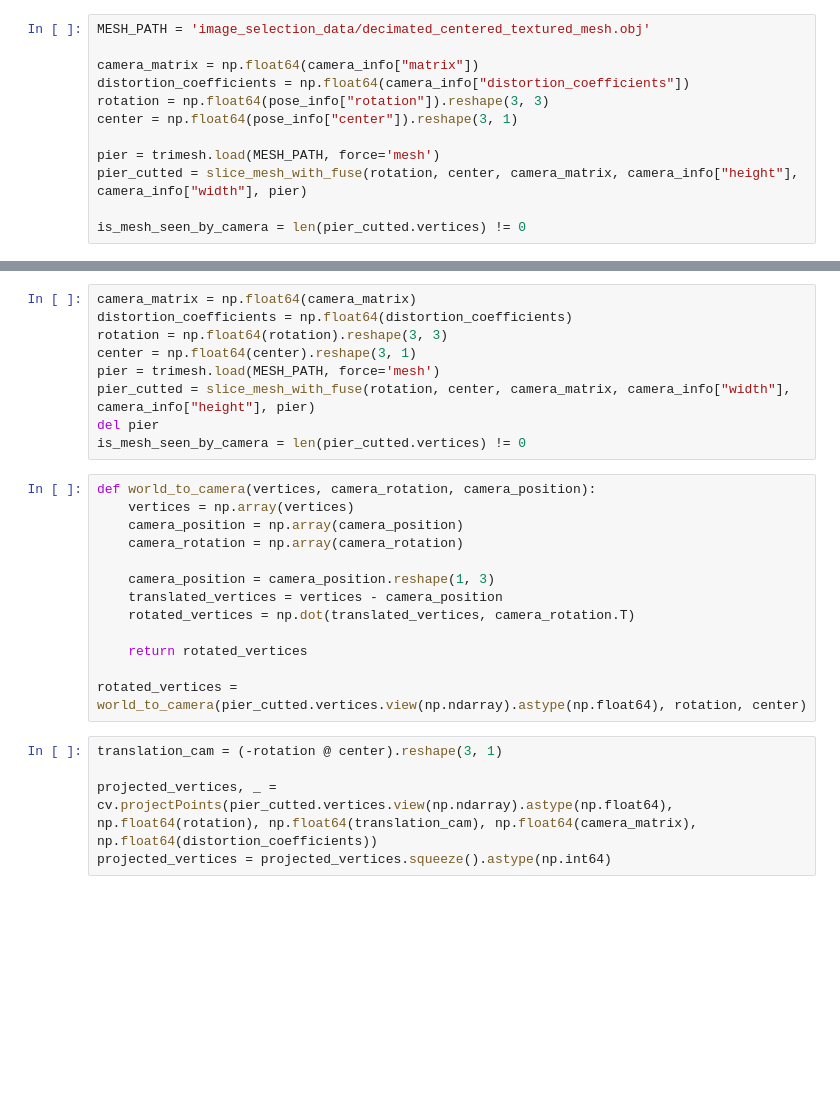
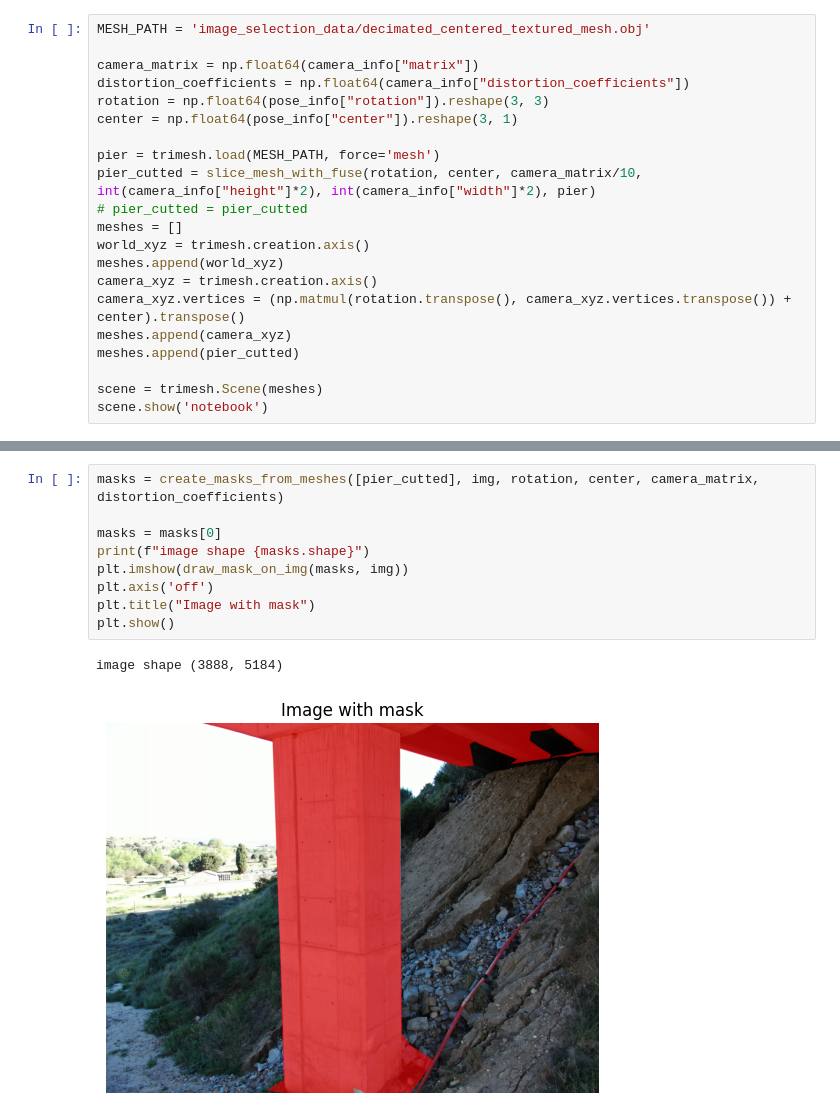
Before and after one commit to maloq/bridge-sel, a Jupyter notebook: fixed_data_one_camera.ipynb, the cells around one changed output, grey strips where cells are left out. Drawn from its saved outputs; the diff is of its cells as text; blank space fills up the shorter version.

```diff
--- a/fixed_data_one_camera.ipynb
+++ b/fixed_data_one_camera.ipynb
@@ -99,6 +56,15 @@ rotation = np.float64(pose_info["rotation"]).reshape(3, 3)
 center = np.float64(pose_info["center"]).reshape(3, 1)
 
 pier = trimesh.load(MESH_PATH, force='mesh')
-pier_cutted = slice_mesh_with_fuse(rotation, center, camera_matrix, camera_info["height"], camera_info["width"], pier)
+pier_cutted = slice_mesh_with_fuse(rotation, center, camera_matrix/10, int(camera_info["height"]*2), int(camera_info["width"]*2), pier)
+# pier_cutted = pier_cutted
+meshes = []
+world_xyz = trimesh.creation.axis()
+meshes.append(world_xyz)
+camera_xyz = trimesh.creation.axis()
+camera_xyz.vertices = (np.matmul(rotation.transpose(), camera_xyz.vertices.transpose()) + center).transpose()
+meshes.append(camera_xyz)
+meshes.append(pier_cutted)
 
-is_mesh_seen_by_camera = len(pier_cutted.vertices) != 0
+scene = trimesh.Scene(meshes)
+scene.show('notebook')
@@ -105,27 +73,12 @@ is_mesh_seen_by_camera = len(pier_cutted.vertices) != 0
-# %%
-camera_matrix = np.float64(camera_matrix)
-distortion_coefficients = np.float64(distortion_coefficients)
-rotation = np.float64(rotation).reshape(3, 3)
-center = np.float64(center).reshape(3, 1)
-pier = trimesh.load(MESH_PATH, force='mesh')
-pier_cutted = slice_mesh_with_fuse(rotation, center, camera_matrix, camera_info["width"],  camera_info["height"], pier)
-del pier
-is_mesh_seen_by_camera = len(pier_cutted.vertices) != 0
-# %%
-def world_to_camera(vertices, camera_rotation, camera_position):
-    vertices = np.array(vertices)
-    camera_position = np.array(camera_position)
-    camera_rotation = np.array(camera_rotation)
-
-    camera_position = camera_position.reshape(1, 3)
-    translated_vertices = vertices - camera_position
-    rotated_vertices = np.dot(translated_vertices, camera_rotation.T)
-
-    return rotated_vertices
-
-rotated_vertices = world_to_camera(pier_cutted.vertices.view(np.ndarray).astype(np.float64), rotation, center)
-# %%
-translation_cam = (-rotation @ center).reshape(3, 1)
-
-projected_vertices, _ = cv.projectPoints(pier_cutted.vertices.view(np.ndarray).astype(np.float64), np.float64(rotation), np.float64(translation_cam), np.float64(camera_matrix), np.float64(distortion_coefficients))
-projected_vertices = projected_vertices.squeeze().astype(np.int64)
+# %%
+masks = create_masks_from_meshes([pier_cutted], img, rotation, center, camera_matrix, distortion_coefficients)
+
+masks = masks[0]
+print(f"image shape {masks.shape}")
+plt.imshow(draw_mask_on_img(masks, img))
+plt.axis('off')
+plt.title("Image with mask")
+plt.show()
+# %% [output]
+image shape (3888, 5184)
+[figure, added]
```
Also changed, not shown: parts of 18 cells of this notebook, 2 other files.
